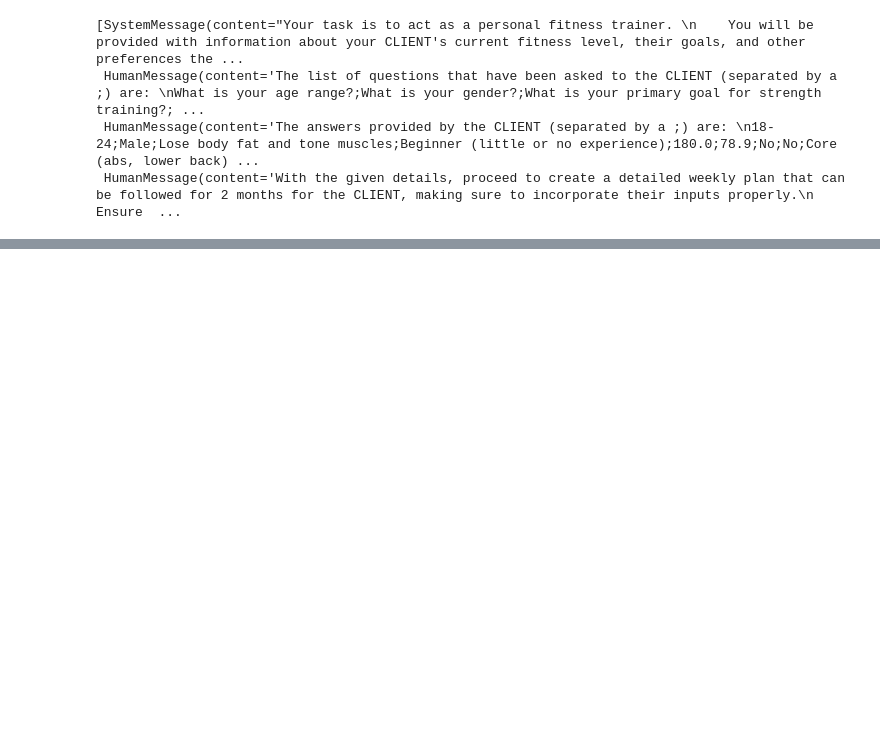
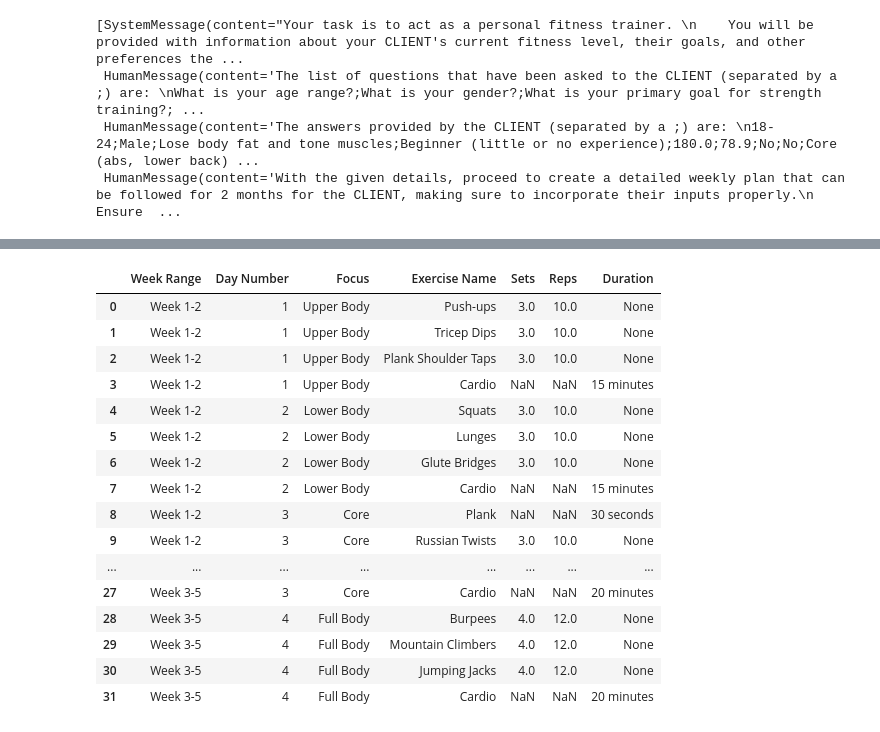
Before and after one commit to lakshyaag/FitAI, a Jupyter notebook: scratch.ipynb, the cells around one changed output, grey strips where cells are left out. Cells and saved outputs as stored; diff of their text form; code cells hidden in the pictures; blank space fills up the shorter version.

```diff
--- a/scratch.ipynb
+++ b/scratch.ipynb
@@ -617,7 +662,7 @@ def convert_to_dataframe(plan):
                     "Day Number": day.day_number,
                     "Focus": day.focus,
                     "Exercise Name": exercise.name,
-                    "Exercise Type": exercise.exercise_type,
+                    # "Exercise Type": exercise.exercise_type,
                     "Sets": exercise.sets,
                     "Reps": exercise.reps,
                     "Duration": f"{exercise.duration.value} {exercise.duration.unit}"
@@ -703,0 +736,21 @@ ChunkedEncodingError: ("Connection broken: InvalidChunkLength(got length b'', 0
+# %%
+import pandas as pd
+pd.DataFrame(convert_to_dataframe(parser.parse(resp))[0])
+# %% [output]
+|  | Week Range | Day Number | Focus | Exercise Name | Sets | Reps | Duration |
+| 0 | Week 1-2 | 1 | Upper Body | Push-ups | 3.0 | 10.0 | None |
+| 1 | Week 1-2 | 1 | Upper Body | Tricep Dips | 3.0 | 10.0 | None |
+| 2 | Week 1-2 | 1 | Upper Body | Plank Shoulder Taps | 3.0 | 10.0 | None |
+| 3 | Week 1-2 | 1 | Upper Body | Cardio | NaN | NaN | 15 minutes |
+| 4 | Week 1-2 | 2 | Lower Body | Squats | 3.0 | 10.0 | None |
+| 5 | Week 1-2 | 2 | Lower Body | Lunges | 3.0 | 10.0 | None |
+| 6 | Week 1-2 | 2 | Lower Body | Glute Bridges | 3.0 | 10.0 | None |
+| 7 | Week 1-2 | 2 | Lower Body | Cardio | NaN | NaN | 15 minutes |
+| 8 | Week 1-2 | 3 | Core | Plank | NaN | NaN | 30 seconds |
+| 9 | Week 1-2 | 3 | Core | Russian Twists | 3.0 | 10.0 | None |
+| ... | ... | ... | ... | ... | ... | ... | ... |
+| 27 | Week 3-5 | 3 | Core | Cardio | NaN | NaN | 20 minutes |
+| 28 | Week 3-5 | 4 | Full Body | Burpees | 4.0 | 12.0 | None |
+| 29 | Week 3-5 | 4 | Full Body | Mountain Climbers | 4.0 | 12.0 | None |
+| 30 | Week 3-5 | 4 | Full Body | Jumping Jacks | 4.0 | 12.0 | None |
+| 31 | Week 3-5 | 4 | Full Body | Cardio | NaN | NaN | 20 minutes |
```
Also changed, not shown: parts of 4 cells of this notebook, 1 other file.
